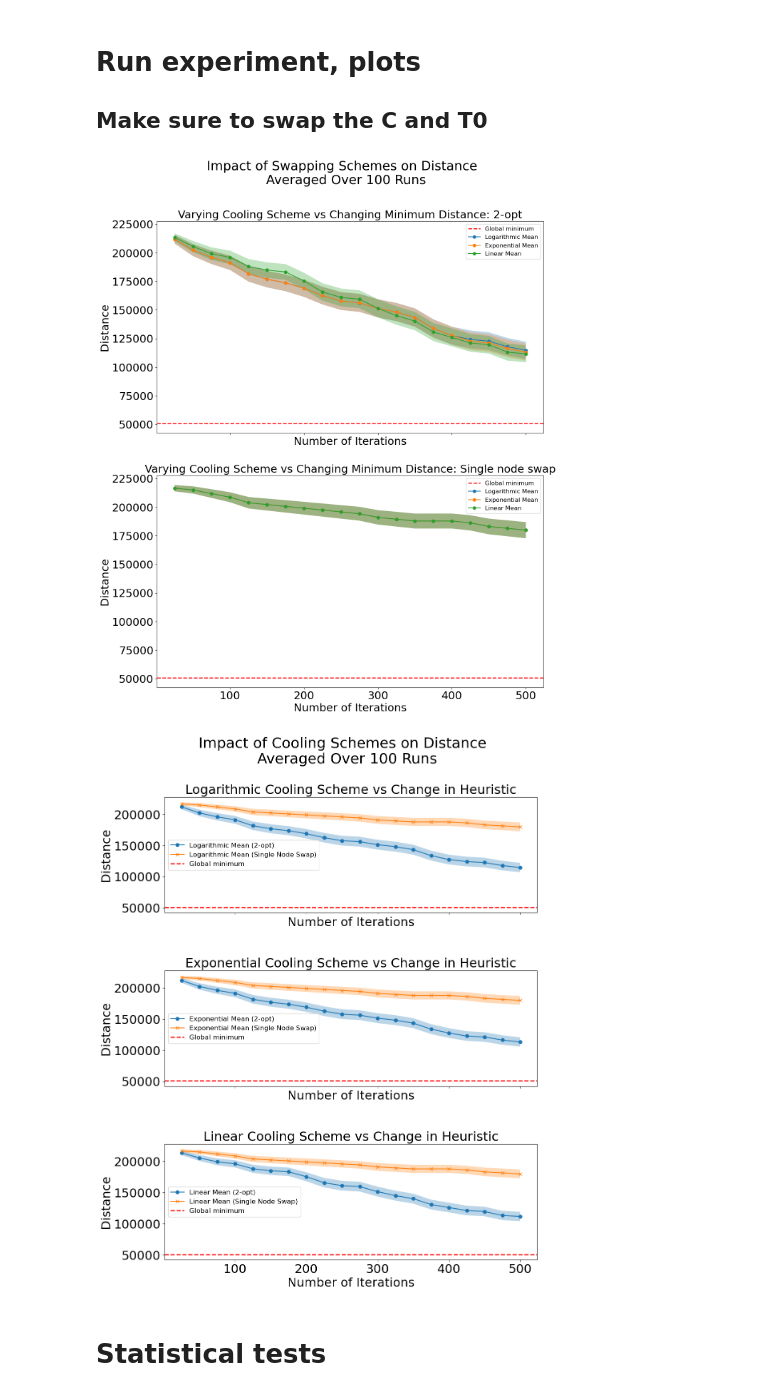
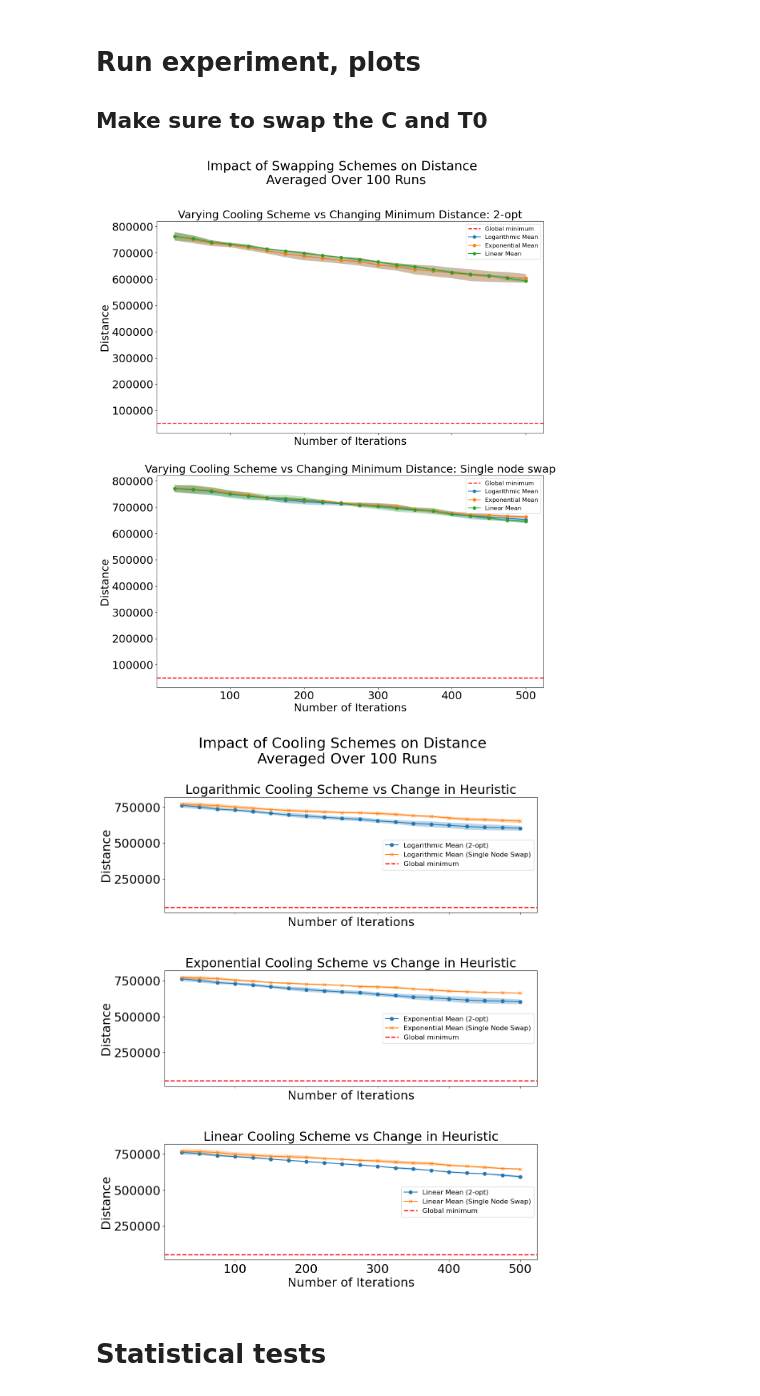
Before and after one commit to koenweverink/stochastic_simulation_assignment_3, a Jupyter notebook: Last Notebook.ipynb, the cells around one changed output. Cells and saved outputs as stored; diff of their text form; code cells hidden in the pictures.

Commit message:
added random solution to the class, its being used now

```diff
--- a/Last Notebook.ipynb
+++ b/Last Notebook.ipynb
@@ -113,6 +113,13 @@ class SimulatedAnnealing:
         self.seed = init_seed
         self.best_overall = cities
         np.random.seed(init_seed)
+
+    def random_init_sol(self, cities):
+        '''Randomize the city order as to use as a starting point in the SA algorithm.
+
+        Input: city dictionary with coordinates (OrderedDict)
+        Output: randomized city dictionary with coordinates (OrderedDict)'''
+        return OrderedDict((city, cities[city]) for city in np.random.permutation(list(cities.keys())))
 
     def nearest_neighbor_heuristic(self):
         '''Apply the nearest neighbor heuristic to generate an initial solution.
@@ -233,7 +240,7 @@ class SimulatedAnnealing:
 
         Returns: the best overall order of cities found during the algorithm run (OrderedDict).'''
 
-        self.cities_old = self.nearest_neighbor_heuristic()  # Initialize with nearest neighbor heuristic
+        self.cities_old = self.random_init_sol(self.best_overall)  # Initialize a random solution
 
         while self.step < self.max_step:
             # The temperature scheme (the cooling scheme)
@@ -317,7 +324,7 @@ if not os.path.exists(output_directory):
     os.makedirs(output_directory)
 
 # Define the number of runs
-num_runs = 100
+num_runs = 2
 
 # Function to run the experiment for a specific combination of cooling and swap schemes
 def run_experiment(cooling_scheme, swap_scheme, max_iterations_range):
@@ -327,7 +334,7 @@ def run_experiment(cooling_scheme, swap_scheme, max_iterations_range):
         distances = []
 
         for run in range(num_runs):
-            sa_instance = SimulatedAnnealing(init_cities, C=0.21932738777140884, T0=574, max_step=max_iter, init_seed=run)
+            sa_instance = SimulatedAnnealing(init_cities, C=0.21932738777140884, T0=574, max_step=max_iter, init_seed=run * 100)
             final_cities = sa_instance.run(cooling_scheme, swap_scheme)
             distance = total_distance(final_cities)
 
@@ -391,35 +398,35 @@ for i, cooling_scheme in enumerate(cooling_schemes):
     df_results_2opt = pd.read_csv(os.path.join(output_directory, f'results_{cooling_scheme}_2-opt.csv'))
     df_results_single_node = pd.read_csv(os.path.join(output_directory, f'results_{cooling_scheme}_Single Node Swap.csv'))
 
     # Calculate mean and standard error for error bars for 2-opt
     mean_distance_2opt = df_results_2opt.groupby('Iteration')['Distance'].mean()
     std_error_2opt = df_results_2opt.groupby('Iteration')['Distance'].sem()
 
     # Calculate mean and standard error for error bars for Single Node Swap
     mean_distance_single_node = df_results_single_node.groupby('Iteration')['Distance'].mean()
     std_error_single_node = df_results_single_node.groupby('Iteration')['Distance'].sem()
 
     axs_cooling[i].plot(mean_distance_2opt.index, mean_distance_2opt, label=f'{cooling_scheme.capitalize()} Mean (2-opt)', marker='o')
     axs_cooling[i].plot(mean_distance_single_node.index, mean_distance_single_node, label=f'{cooling_scheme.capitalize()} Mean (Single Node Swap)', marker='x')
     axs_cooling[i].axhline(y = opt_solution_distance, color = 'red', linestyle = '--', linewidth = 2, label = 'Global minimum')
 
     axs_cooling[i].set_title(f'{cooling_scheme.capitalize()} Cooling Scheme vs Change in Heuristic', fontsize=23)
     axs_cooling[i].set_ylabel('Distance', fontsize=22)
     axs_cooling[i].set_xlabel('Number of Iterations', fontsize=22)
     axs_cooling[i].legend(fontsize=12)
     axs_cooling[i].tick_params(axis='both', labelsize=22)
 
     # Calculate confidence intervals and add shaded areas
     axs_cooling[i].fill_between(mean_distance_2opt.index, mean_distance_2opt - std_error_2opt, mean_distance_2opt + std_error_2opt, alpha=0.3)
     axs_cooling[i].fill_between(mean_distance_single_node.index, mean_distance_single_node - std_error_single_node, mean_distance_single_node + std_error_single_node, alpha=0.3)
 
 # Save the plot as a PNG file
 plt.savefig(os.path.join(output_directory, 'cooling_schemes_plot.png'))
 
 plt.show()
 # %% [output]
-[figure, old version]
+[figure, new version]
-[figure, old version]
+[figure, new version]
 # %% [markdown]
 # Statistical tests
 # %%
```
Also changed, not shown: parts of 4 cells of this notebook.
